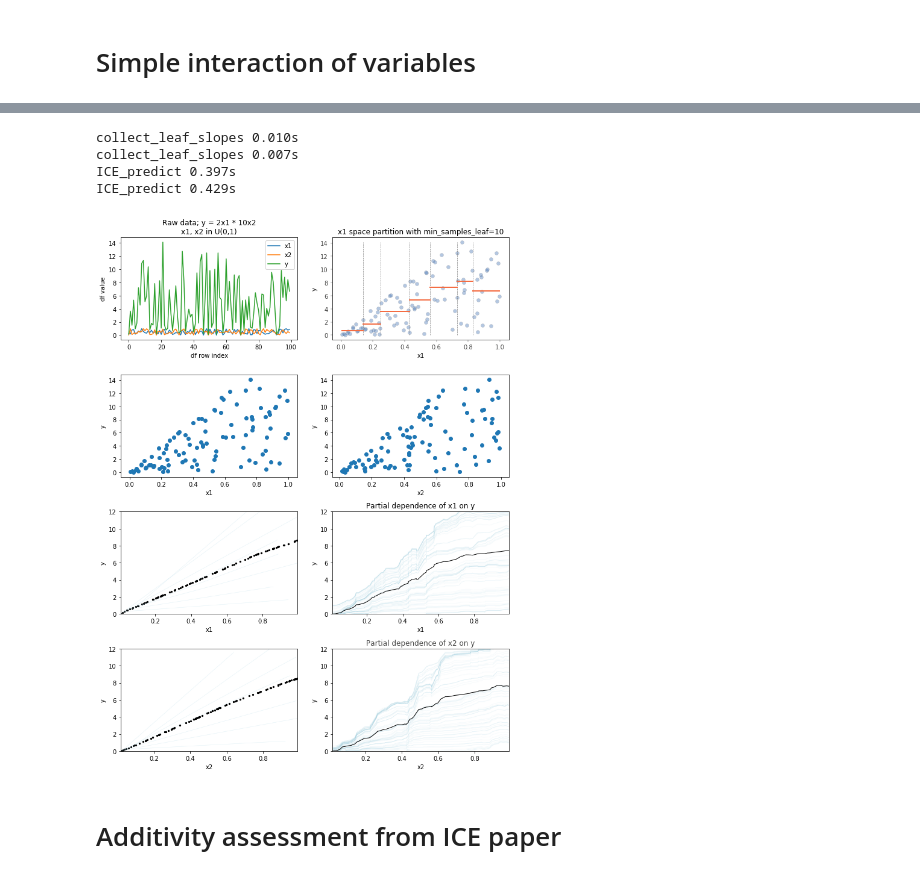
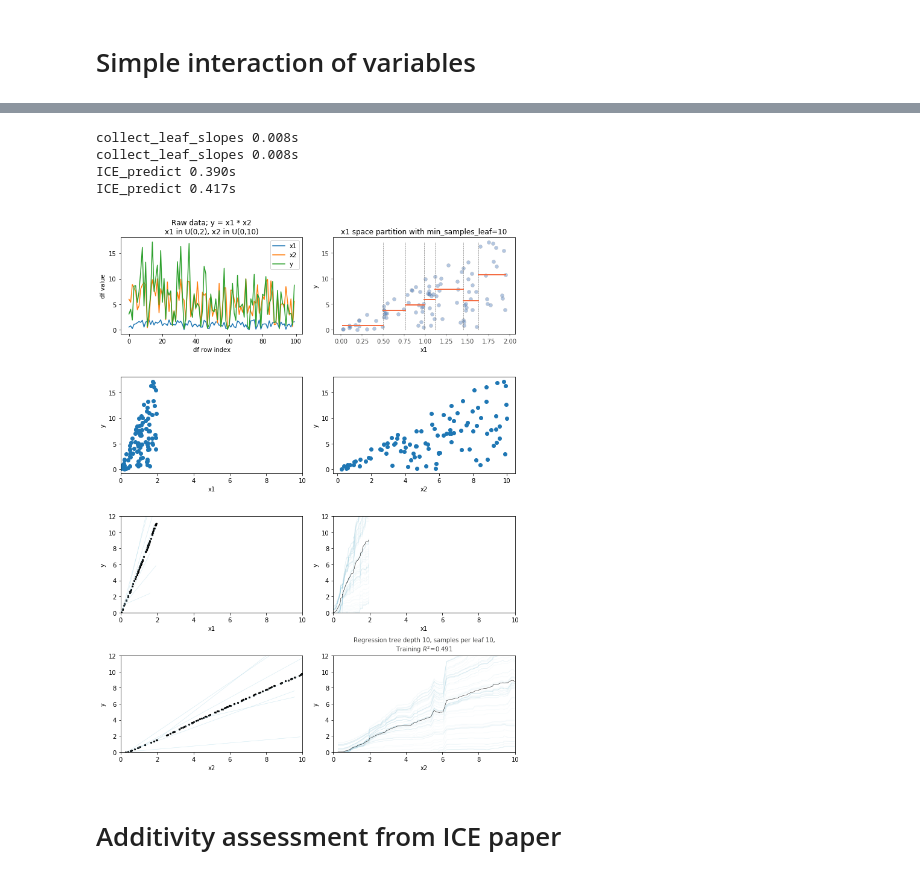
Before and after one commit to parrt/stratx, a Jupyter notebook: notebooks/examples.ipynb, the cells around one changed output, grey strips where cells are left out. Cells and saved outputs as stored; diff of their text form; code cells hidden in the pictures.

```diff
--- a/notebooks/examples.ipynb
+++ b/notebooks/examples.ipynb
@@ -547,7 +521,7 @@ ICE_predict 0.078s
 # %% [markdown]
 # Simple interaction of variables
 # %%
-def interaction(f, n=100, min_samples_leaf=5, ntrees=30, hires_threshold=30):
+def interaction(f, n=100, min_samples_leaf=5, ntrees=30, hires_threshold=30, xrange=None):
     df,eqn,yrange = f(n=n)
 
     X = df.drop('y', axis=1)
@@ -563,9 +537,6 @@ def interaction(f, n=100, min_samples_leaf=5, ntrees=30, hires_threshold=30):
     axes[0, 0].legend()
     axes[0, 0].set_title(f"Raw data; {eqn}")
 
-    # axes[0,1].get_xaxis().set_visible(False)
-    # axes[0,1].axis('off')
-
     rtreeviz_univar(axes[0,1],
                     df['x1'], y,
                     feature_name='x1',
@@ -576,32 +547,28 @@ def interaction(f, n=100, min_samples_leaf=5, ntrees=30, hires_threshold=30):
     axes[0,1].set_xlabel("x1")
     axes[0,1].set_ylabel("y")
 
-    # print(df)
-    # print(f"x1 = {df['x1'].values.tolist()}")
-    # print(f"x2 = {df['x2'].values.tolist()}")
-    # print(f"y = {df['y'].values.tolist()}")
     axes[1,0].scatter(df['x1'], y)
     axes[1,0].set_xlabel("x1")
+    if xrange is not None:
+        axes[1,0].set_xlim(*xrange)
     axes[1,0].set_ylabel("y")
     axes[1,1].scatter(df['x2'], y)
     axes[1,1].set_xlabel("x2")
     axes[1,1].set_ylabel("y")
 
-    stratpd_plot(X, y, 'x1', 'y', ax=axes[2][0],
-                 ntrees=ntrees, min_samples_leaf=min_samples_leaf, yrange=yrange, hires_threshold=hires_threshold)
-    # partial_plot(X, y, 'education', 'weight', ntrees=20, min_samples_leaf=7, alpha=.2)
-    stratpd_plot(X, y, 'x2', 'y', ax=axes[3][0], min_samples_leaf=min_samples_leaf,
-                 ntrees=ntrees, yrange=yrange)
-    # cat_partial_plot(axes[2][0], X, y, 'sex', 'weight', ntrees=50, min_samples_leaf=7, cats=df_raw['sex'].unique(), yrange=(0,2))
-    # cat_partial_plot(axes[3][0], X, y, 'pregnant', 'weight', ntrees=50, min_samples_leaf=7, cats=df_raw['pregnant'].unique(), yrange=(0,10))
+    plot_stratpd(X, y, 'x1', 'y', ax=axes[2][0],
+                 ntrees=ntrees, min_samples_leaf=min_samples_leaf,
+                 xrange=xrange, yrange=yrange, hires_threshold=hires_threshold)
+    plot_stratpd(X, y, 'x2', 'y', ax=axes[3][0], min_samples_leaf=min_samples_leaf,
+                 ntrees=ntrees, xrange=xrange, yrange=yrange)
 
     rf = RandomForestRegressor(n_estimators=100, min_samples_leaf=1, oob_score=True)
     rf.fit(X, y)
 
     ice = ice_predict(rf, X, 'x1', 'y', numx=None)
-    ice_plot(ice, 'x1', 'y', ax=axes[2, 1], yrange=yrange)
+    ice_plot(ice, 'x1', 'y', ax=axes[2, 1], xrange=xrange, yrange=yrange)
     ice = ice_predict(rf, X, 'x2', 'y', numx=None)
-    ice_plot(ice, 'x2', 'y', ax=axes[3, 1], yrange=yrange)
+    ice_plot(ice, 'x2', 'y', ax=axes[3, 1], xrange=xrange, yrange=yrange)
 
     plt.tight_layout()
     plt.show()
@@ -623,18 +590,18 @@ ICE_predict 0.390s
 # %%
-def toy_2x1_times_10x2_data(n=4000):
+def toy_unequal_range_x1_times_x2_data(n=4000):
     df = pd.DataFrame()
-    df['x1'] = np.random.uniform(0, 1, size=n)
-    df['x2'] = np.random.uniform(0, 1, size=n)
-    df['y'] = 2*df['x1'] * 10*df['x2']# + df['x1'] + df['x2']
-    return df, f"y = 2x1 * 10x2\nx1, x2 in U(0,1)", (0,12)
+    df['x1'] = np.random.uniform(0, 2, size=n)
+    df['x2'] = np.random.uniform(0, 10, size=n)
+    df['y'] = df['x1'] * df['x2']
+    return df, f"y = x1 * x2\nx1 in U(0,2), x2 in U(0,10)", (0,12)
 # %%
-interaction(toy_2x1_times_10x2_data, min_samples_leaf=10, ntrees=1)
+interaction(toy_unequal_range_x1_times_x2_data, min_samples_leaf=10, ntrees=1, xrange=(0,10))
 # %% [output]
-collect_leaf_slopes 0.010s
-collect_leaf_slopes 0.007s
-ICE_predict 0.397s
-ICE_predict 0.429s
+collect_leaf_slopes 0.008s
+collect_leaf_slopes 0.008s
+ICE_predict 0.390s
+ICE_predict 0.417s
-[figure, old version]
+[figure, new version]
 # %% [markdown]
 # Additivity assessment from ICE paper
 # %%
```
Also changed, not shown: parts of 11 cells of this notebook, 5 other files.
